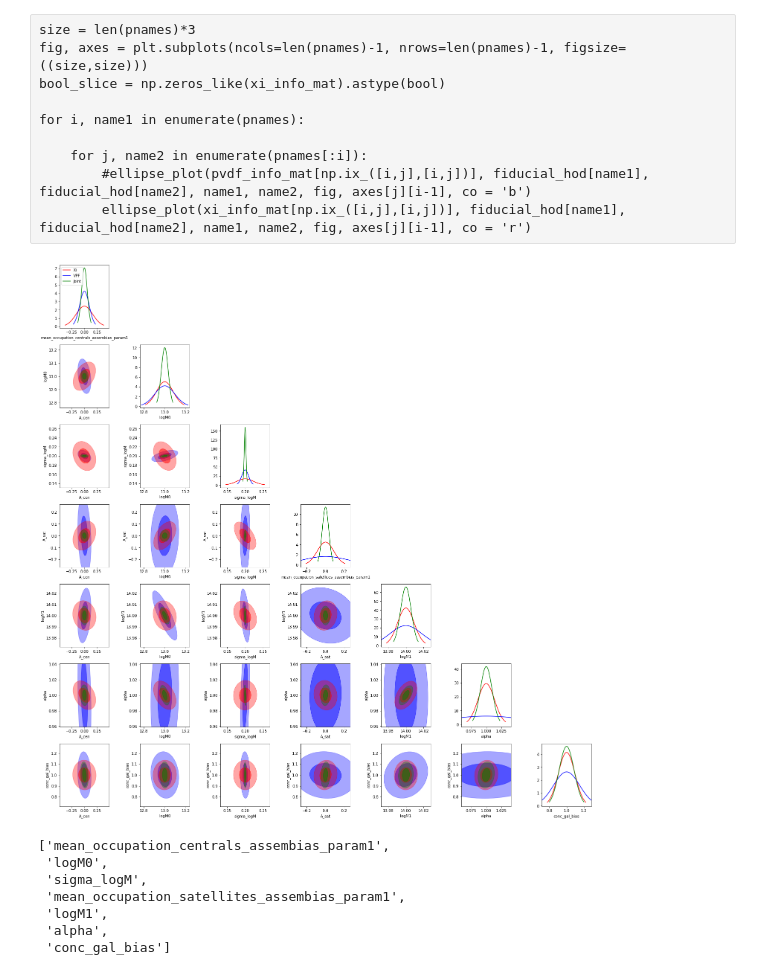
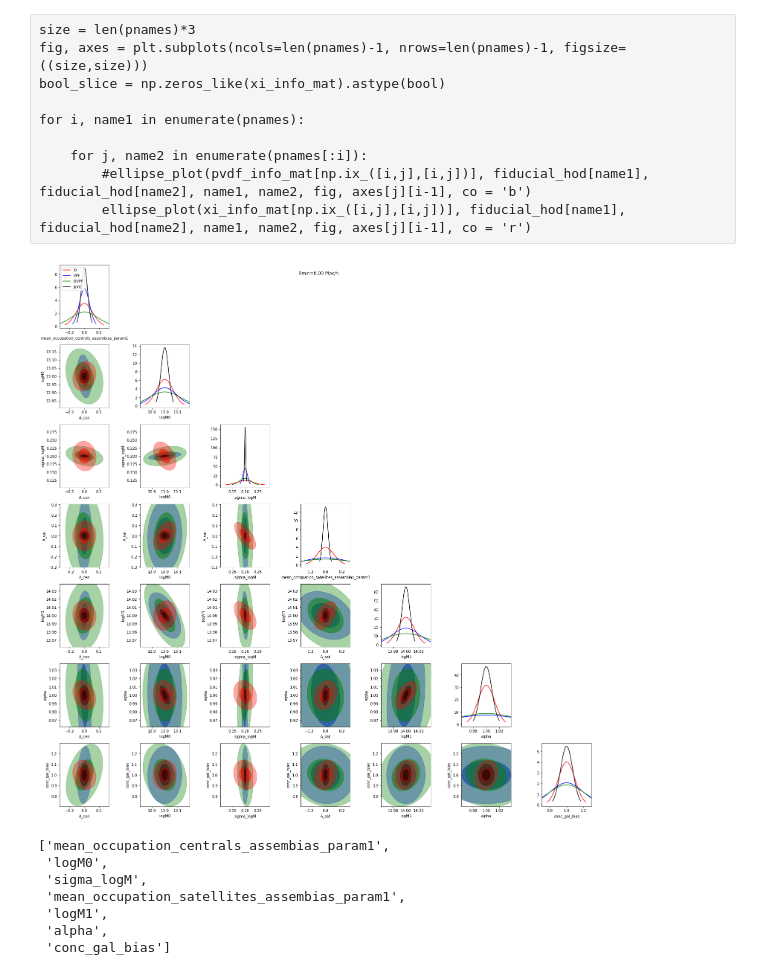
Before and after one commit to mclaughlin6464/pearce, a Jupyter notebook: notebooks/VDF Fischer .ipynb, the cells around one changed output. Drawn from its saved outputs; the diff is of its cells as text; code cells hidden in the pictures.

```diff
--- a/notebooks/VDF Fischer .ipynb
+++ b/notebooks/VDF Fischer .ipynb
@@ -98,5 +128,7 @@ xi_covmat = np.load('/u/ki/swmclau2/Git/pearce/bin/vdf_fischer/xi_covmat.npy')#[
 # %%
 inv_vdf_covmat = inv(vdf_covmat)
+inv_dvdf_covmat = inv(dvdf_covmat)
+
 inv_xi_covmat = inv(xi_covmat)
 # %%
 def cov_to_corr(cov):
@@ -118,18 +155,24 @@ plt.plot(np.sqrt(np.diag(vdf_covmat))/vdf_mean)
 plt.plot(np.sqrt(np.diag(xi_covmat))/xi_mean)
 # %%
 d_vdf = d_vdf#[:6]
+d_dvpf = d_dvpf#[:6]
 d_xi = d_xi#[:6]
 # %%
 vdf_fischer_mat = np.dot(d_vdf, np.dot(inv_vdf_covmat, d_vdf.T))
+dvdf_fischer_mat = np.dot(d_dvpf, np.dot(inv_dvdf_covmat, d_dvpf.T))
+
 xi_fischer_mat = np.dot(d_xi, np.dot(inv_xi_covmat, d_xi.T))
 
 vdf_info_mat =inv(vdf_fischer_mat)
+dvdf_info_mat =inv(dvdf_fischer_mat)
 xi_info_mat = inv(xi_fischer_mat)
 # %%
 # joint constraint
-d_all = np.c_[d_vdf, d_xi]
+d_all = np.c_[d_vdf, d_dvpf, d_xi]
 from scipy.linalg import block_diag
-full_covmat = block_diag(vdf_covmat, xi_covmat) + np.diag(np.ones(40,))*1e-11
+full_covmat = block_diag(vdf_covmat, dvdf_covmat, xi_covmat) + np.diag(np.ones(vdf_covmat.shape[0]*3,))*1e-11
+#full_covmat = block_diag(vdf_covmat, dvdf_covmat) + np.diag(np.ones(40,))*1e-11
+
 full_fischer_mat = np.dot(d_all, np.dot(inv(full_covmat), d_all.T))
 full_info_mat = inv(full_fischer_mat)
 # %%
@@ -230,7 +273,7 @@ from scipy.stats import norm
 N = d_vdf.shape[0]
 size = N*3
 
-fig, axes = plt.subplots(ncols=N, nrows=N, figsize=((size,size)))
+fig, axes = plt.subplots(ncols=N, nrows=N, figsize=((size,size)), facecolor='w')
 
 for i, name1 in enumerate(pnames[:N]):
     for j, name2 in enumerate(pnames[:N]):
@@ -241,37 +284,43 @@ for i, name1 in enumerate(pnames[:N]):
             x = np.linspace(dist.ppf(0.01), dist.ppf(0.99), 100)
             axes[i][j].plot(x, dist.pdf(x), color = 'r', label = 'Xi')
 
             dist = norm(loc = fiducial_hod[name2], scale = np.sqrt(vdf_info_mat[i,i]) )
             x = np.linspace(dist.ppf(0.01), dist.ppf(0.99), 100)
             axes[i][j].plot(x, dist.pdf(x), color = 'b', label ='VPF')
 
+            dist = norm(loc = fiducial_hod[name2], scale = np.sqrt(dvdf_info_mat[i,i]) )
+            x = np.linspace(dist.ppf(0.01), dist.ppf(0.99), 100)
+            axes[i][j].plot(x, dist.pdf(x), color = 'g', label ='DVPF')
+
             dist = norm(loc = fiducial_hod[name2], scale = np.sqrt(full_info_mat[i,i]) )
             x = np.linspace(dist.ppf(0.01), dist.ppf(0.99), 100)
-            axes[i][j].plot(x, dist.pdf(x), color = 'g', label ='Joint')
+            axes[i][j].plot(x, dist.pdf(x), color = 'k', label ='Joint')
 
             axes[i][j].set_xlabel(name2)
             #axes[i][j].autoscale()
             sx = np.sqrt(xi_info_mat[i,i])
             #print name2, fiducial_hod[name2], sx
             #print name2, fiducial_hod[name2]-5*sx, fiducial_hod[name2]+5*sx
             axes[i][j].set_xlim([fiducial_hod[name2]-3*sx, fiducial_hod[name2]+3*sx])
             if i == 0:
                 axes[i][j].legend(loc='upper left')
 
         else:
             #print vdf_info_mat[np.ix_([i,j],[i,j])]
             #print vdf_info_mat[np.ix_([j,i],[j,i])]
             ellipse_plot(vdf_info_mat[np.ix_([j,i],[j,i])], fiducial_hod[name2],\
                          fiducial_hod[name1], name2, name1, fig, axes[i][j], co = 'b', lab='VDF', scale=False)
+            ellipse_plot(dvdf_info_mat[np.ix_([j,i],[j,i])], fiducial_hod[name2],\
+                         fiducial_hod[name1], name2, name1, fig, axes[i][j], co = 'g', lab='DVDF', scale=False)
             ellipse_plot(xi_info_mat[np.ix_([j,i],[j,i])], fiducial_hod[name2],\
                          fiducial_hod[name1], name2, name1, fig, axes[i][j], co = 'r', lab = 'Xi', scale=True)
             ellipse_plot(full_info_mat[np.ix_([j,i],[j,i])], fiducial_hod[name2],\
-                         fiducial_hod[name1], name2, name1, fig, axes[i][j], co = 'g', lab = 'Joint', scale=False)
+                         fiducial_hod[name1], name2, name1, fig, axes[i][j], co = 'k', lab = 'Joint', scale=False)
             #print '*'*20
-
+plt.suptitle('Rmin=%0.2f Mpc/h'%rmin)
 fig.tight_layout()
 # %% [output]
-[figure, old version]
+[figure, new version]
 # %%
 from scipy.stats import multivariate_normal
 # %%
```
Also changed, not shown: parts of 15 cells of this notebook, 13 other files.
